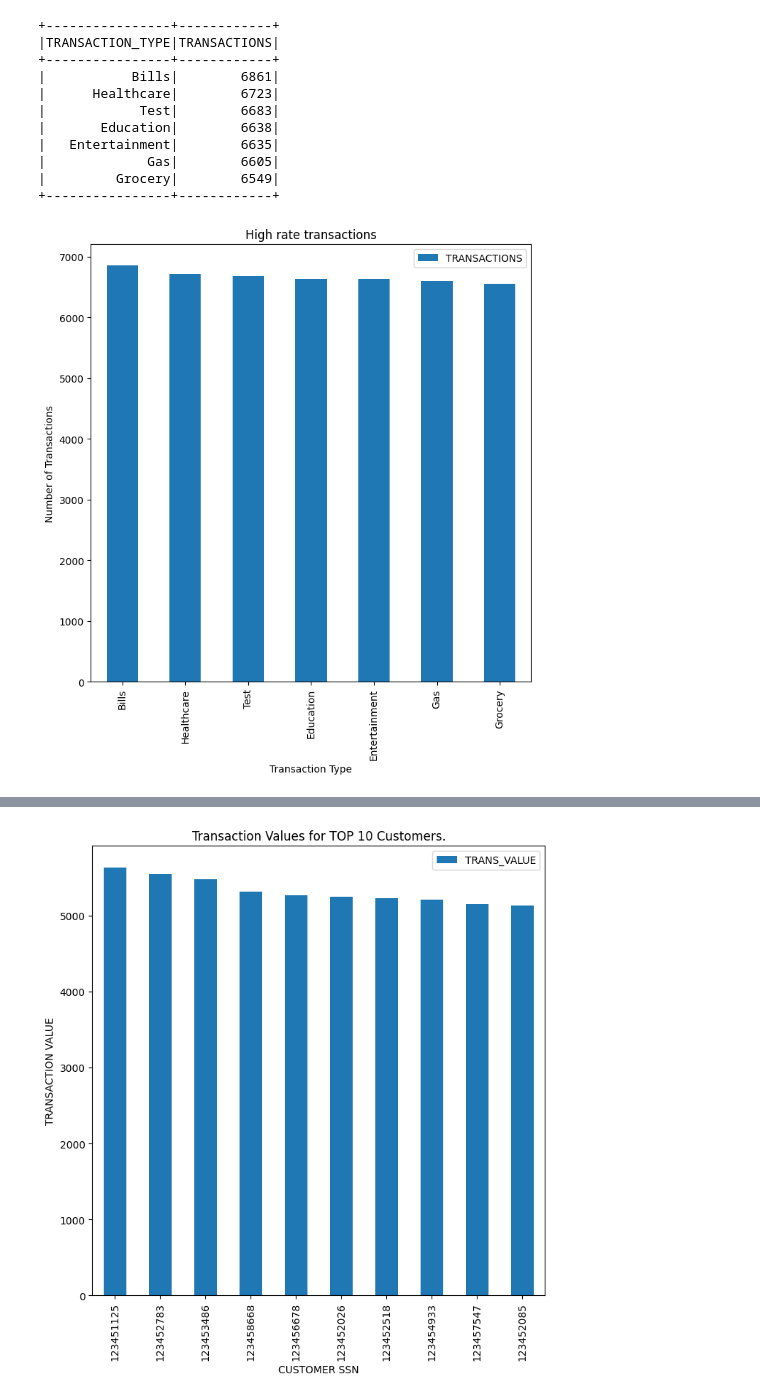
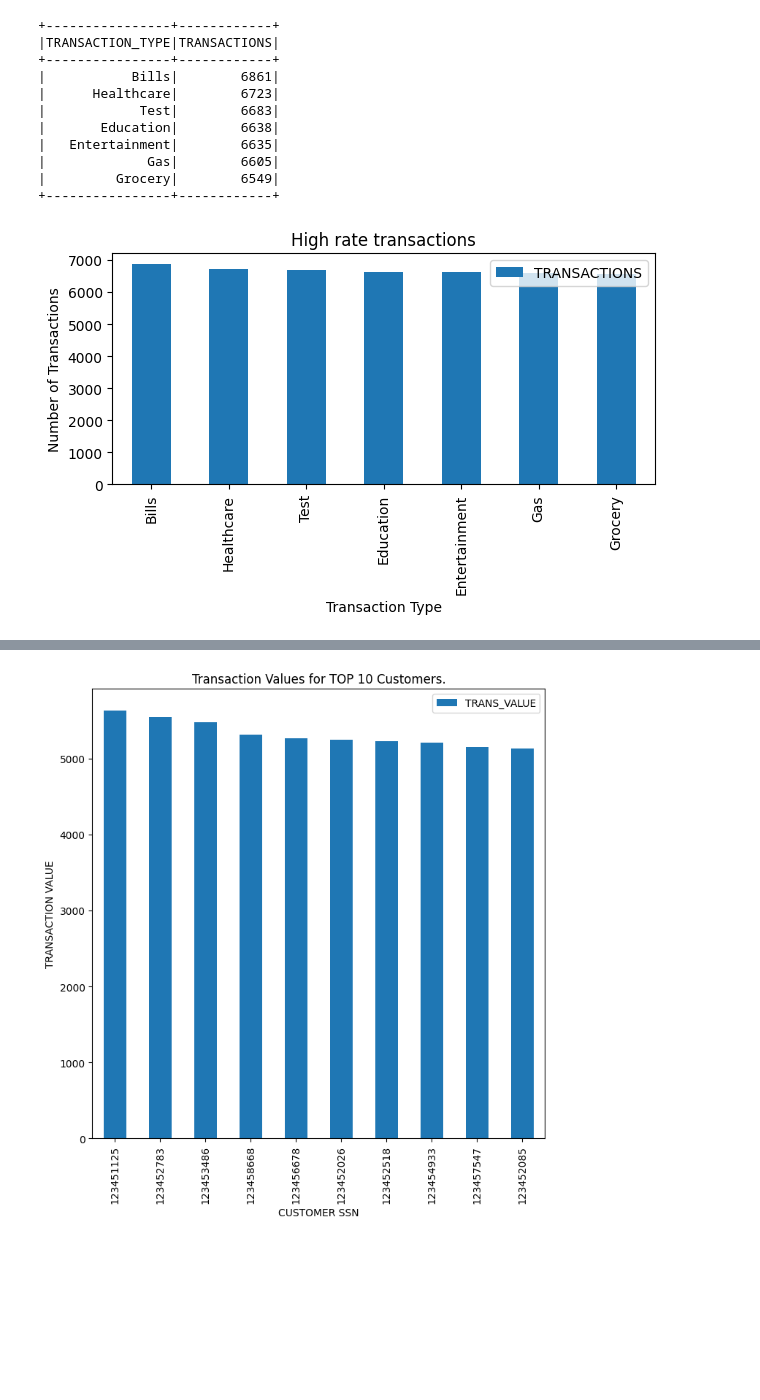
Before and after one commit to gunelmurad/Perscholas_Capstone_Project, a Jupyter notebook: src/3_Data_Analysis_Visualization.ipynb, the cells around one changed output, grey strips where cells are left out. Saved outputs shown, nothing was run; the diff lists cells and outputs as text; code cells hidden in the pictures; blank space fills up the shorter version.

```diff
--- a/src/3_Data_Analysis_Visualization.ipynb
+++ b/src/3_Data_Analysis_Visualization.ipynb
@@ -34,13 +34,13 @@ sp_sqlQuery.show()
 +----------------+------------+
 # %%
 sql_df = sp_sqlQuery.toPandas()
-sql_df.plot(kind='bar', x='TRANSACTION_TYPE', y='TRANSACTIONS', figsize=(8,8))
+sql_df.plot(kind='bar', x='TRANSACTION_TYPE', y='TRANSACTIONS', figsize=(7,3))
 plt.title('High rate transactions')
 plt.xlabel('Transaction Type')
 plt.ylabel('Number of Transactions')
 plt.show()
 # %% [output]
-[figure, old version]
+[figure, new version]
 # %%
 # Find and plot which state has a high number of customers.
 
```
Also changed, not shown: parts of 1 cell of this notebook, 9 other files.
